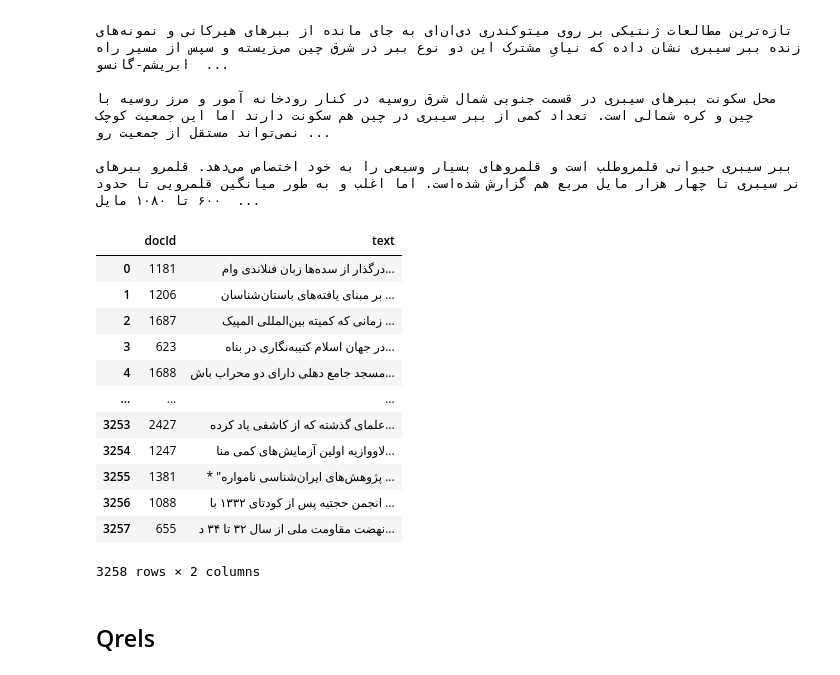
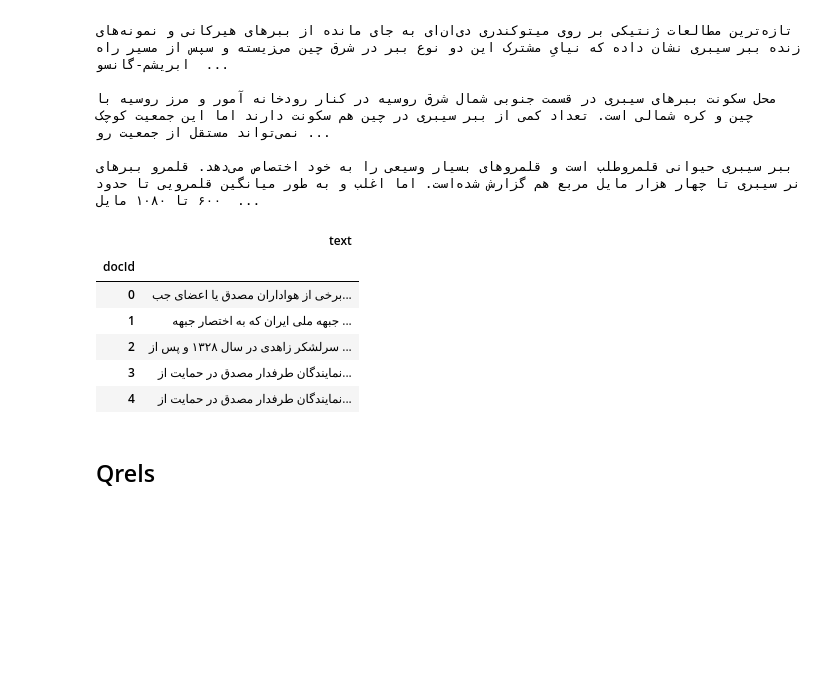
Before and after one commit to sadra-barikbin/persian-information-retrieval-example, a Jupyter notebook: Persian-IR-example.ipynb, the cells around one changed output. Cells and saved outputs as stored; diff of their text form; code cells hidden in the pictures; blank space fills up the shorter version.

```diff
--- a/Persian-IR-example.ipynb
+++ b/Persian-IR-example.ipynb
@@ -91,5 +42,5 @@ Archive:  doc_collection.zip
 
 ببر سیبری حیوانی قلمروطلب است و قلمروهای بسیار وسیعی را به خود اختصاص می‌دهد. قلمرو ببرهای نر سیبری تا چهار هزار مایل مربع هم گزارش شده‌است. اما اغلب و به طور میانگین قلمرویی تا حدود ۶۰۰ تا ۱۰۸۰ مایل  ...
 # %%
-corpus = [(path.stem, path.open().read()) for path in Path('IR_dataset').iterdir()]
-corpus = pd.DataFrame(corpus, columns=['docId','text'])
+corpus = [(int(path.stem), path.open().read()) for path in Path('IR_dataset').iterdir()]
+corpus = pd.DataFrame(corpus, columns=['docId','text']).set_index('docId').sort_index()
@@ -96,19 +49,13 @@ corpus = pd.DataFrame(corpus, columns=['docId','text'])
 # %%
-corpus
+corpus.head()
 # %% [output]
-|  | docId | text |
-| 0 | 1181 | درگذار از سده‌ها زبان فنلاندی وام... |
-| 1 | 1206 | بر مبنای یافته‌های باستان‌شناسان ... |
-| 2 | 1687 | زمانی که کمیته بین‌المللی المپیک ... |
-| 3 | 623 | در جهان اسلام کتیبه‌نگاری در بناه... |
-| 4 | 1688 | مسجد جامع دهلی دارای دو محراب باش... |
-| ... | ... | ... |
-| 3253 | 2427 | علمای گذشته که از کاشفی یاد کرده‌... |
-| 3254 | 1247 | لاووازیه اولین آزمایش‌های کمی منا... |
-| 3255 | 1381 | * "پژوهش‌های ایران‌شناسی نامواره ... |
-| 3256 | 1088 | انجمن حجتیه پس از کودتای ۱۳۳۲ با ... |
-| 3257 | 655 | نهضت مقاومت ملی از سال ۳۲ تا ۳۴ د... |
+|  | text |
+| docId |  |
+| 0 | برخی از هواداران مصدق یا اعضای جب... |
+| 1 | جبهه ملی ایران که به اختصار جبهه ... |
+| 2 | سرلشکر زاهدی در سال ۱۳۲۸ و پس از ... |
+| 3 | نمایندگان طرفدار مصدق در حمایت از... |
+| 4 | نمایندگان طرفدار مصدق در حمایت از... |
-3258 rows × 2 columns
 # %% [markdown]
 ## Qrels
 # %%
```
Also changed, not shown: parts of 32 cells of this notebook.
